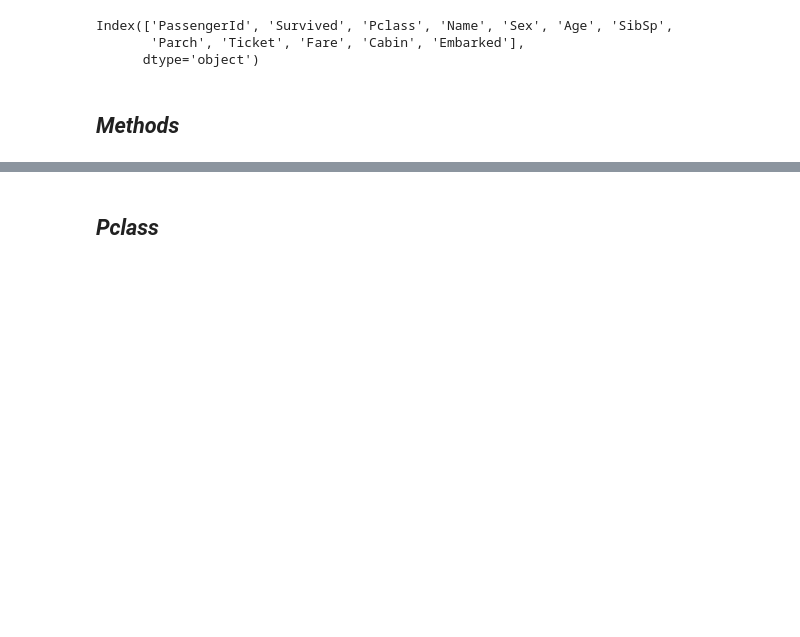
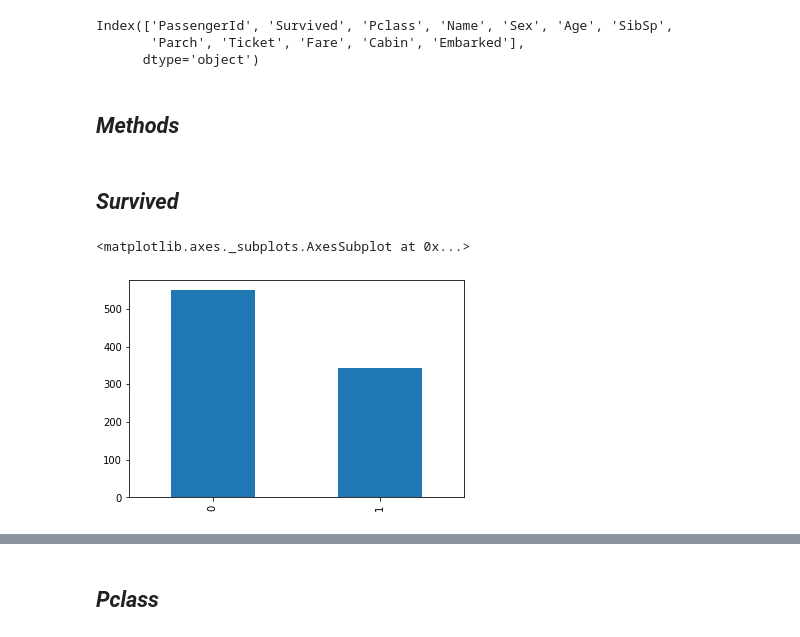
Before and after one commit to hugojigarcia/Kaggle-Titanic, a Jupyter notebook: Kaggle-Titanic.ipynb, the cells around one changed output, grey strips where cells are left out. Cells and saved outputs as stored; diff of their text form; code cells hidden in the pictures; blank space fills up the shorter version.

```diff
--- a/Kaggle-Titanic.ipynb
+++ b/Kaggle-Titanic.ipynb
@@ -210,3 +208,13 @@ def one_hot_encoder(X, column_name, categories, others=False):
     elif others != False:
       X[other_name][i] = 1.0
   X.pop(column_name)
+# %% [markdown]
+## *Survived*
+# %%
+column = "Survived"
+# %%
+#@markdown # Barplot
+data_train[column].value_counts().plot(kind="bar")
+# %% [output]
+<matplotlib.axes._subplots.AxesSubplot at 0x...>
+[figure, added]
```
Also changed, not shown: parts of 79 cells of this notebook.
